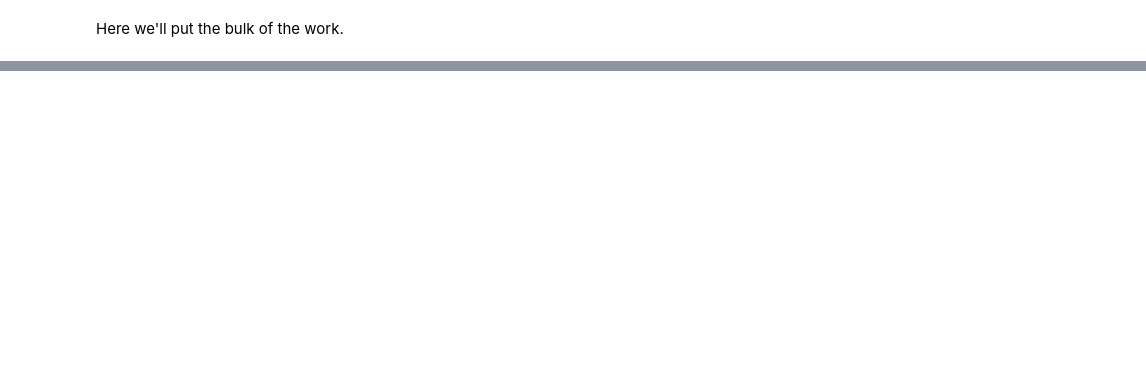
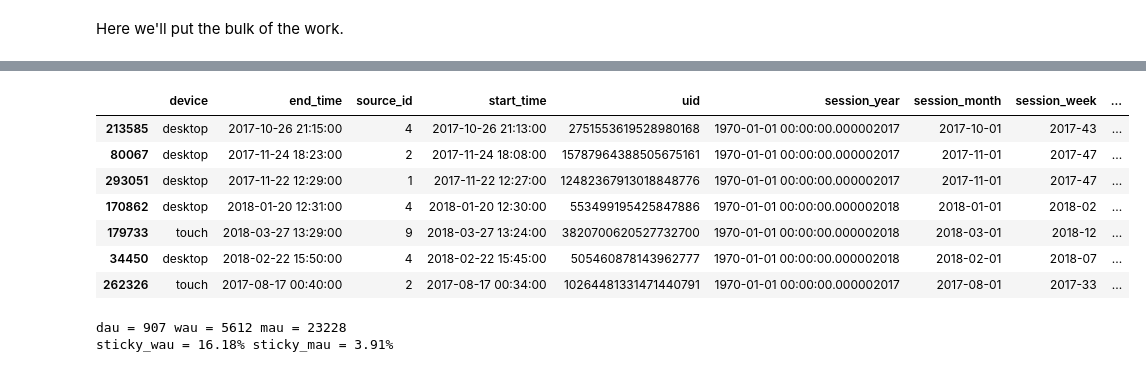
Before and after one commit to Malokingi/yandex_afisha_marketing_report, a Jupyter notebook: report.ipynb, the cells around one changed output, grey strips where cells are left out. Drawn from its saved outputs; the diff is of its cells as text; code cells hidden in the pictures; blank space fills up the shorter version.

```diff
--- a/report.ipynb
+++ b/report.ipynb
@@ -309,0 +14,29 @@ Name: conversion_days, Length: 349, dtype: int64
+# %%
+# The Visits Table
+file_path = 'datasets_dirty/visits_log_us.csv'
+
+try:
+    open(file_path, 'r')
+except FileNotFoundError:
+    file_path = '/datasets/visits_log_us.csv'
+
+v_df = pd.read_csv(
+    file_path,
+    parse_dates=['Start Ts', 'End Ts'],
+    dtype=
+        {
+            'Device': 'category',
+            'Source Id': 'category'
+        }
+)
+
+v_df = v_df.rename(
+    columns={
+        'Uid': 'uid',
+        'Device': 'device',
+        'Start Ts': 'start_time',
+        'End Ts': 'end_time',
+        'Source Id': 'source_id'
+    }
+)
+check_data(v_df)
@@ -309,0 +189,46 @@ Name: conversion_days, Length: 349, dtype: int64
+# %%
+# Add columns indicating the year, month, week, and day of a users `start_time`
+v_df['session_year']  = pd.to_datetime(v_df['start_time'].dt.isocalendar().year)
+v_df['session_month'] = pd.to_datetime(v_df['start_time'].dt.to_period('M').dt.to_timestamp()) # Retains year and month
+v_df['session_week'] = v_df['start_time'].dt.strftime('%Y-%U')  # Retains year and week
+v_df['session_date'] = pd.to_datetime(v_df['start_time'].dt.date)
+
+# v_df.sample(7)
+# %% [output]
+|  | device | end_time | source_id | start_time | uid | session_year | session_month | session_week | ... |
+| 213585 | desktop | 2017-10-26 21:15:00 | 4 | 2017-10-26 21:13:00 | 2751553619528980168 | 1970-01-01 00:00:00.000002017 | 2017-10-01 | 2017-43 | ... |
+| 80067 | desktop | 2017-11-24 18:23:00 | 2 | 2017-11-24 18:08:00 | 15787964388505675161 | 1970-01-01 00:00:00.000002017 | 2017-11-01 | 2017-47 | ... |
+| 293051 | desktop | 2017-11-22 12:29:00 | 1 | 2017-11-22 12:27:00 | 12482367913018848776 | 1970-01-01 00:00:00.000002017 | 2017-11-01 | 2017-47 | ... |
+| 170862 | desktop | 2018-01-20 12:31:00 | 4 | 2018-01-20 12:30:00 | 553499195425847886 | 1970-01-01 00:00:00.000002018 | 2018-01-01 | 2018-02 | ... |
+| 179733 | touch | 2018-03-27 13:29:00 | 9 | 2018-03-27 13:24:00 | 3820700620527732700 | 1970-01-01 00:00:00.000002018 | 2018-03-01 | 2018-12 | ... |
+| 34450 | desktop | 2018-02-22 15:50:00 | 4 | 2018-02-22 15:45:00 | 505460878143962777 | 1970-01-01 00:00:00.000002018 | 2018-02-01 | 2018-07 | ... |
+| 262326 | touch | 2017-08-17 00:40:00 | 2 | 2017-08-17 00:34:00 | 10264481331471440791 | 1970-01-01 00:00:00.000002017 | 2017-08-01 | 2017-33 | ... |
+# %%
+# Calculating average daily, weekly, and monthly users
+dau_total = (
+    v_df.groupby('session_date')
+    .agg({'uid': 'nunique'})
+    .mean()
+)
+
+wau_total = (
+    v_df.groupby(['session_year', 'session_week'])
+    .agg({'uid': 'nunique'})
+    .mean()
+)
+
+mau_total = (
+    v_df.groupby(['session_year', 'session_month'])
+    .agg({'uid': 'nunique'})
+    .mean()
+)
+
+# Also, sticky versions
+sticky_wau = (dau_total / wau_total) * 100
+sticky_mau = (dau_total / mau_total) * 100
+
+print(f'dau = {int(dau_total)} wau = {int(wau_total)} mau = {int(mau_total)}')
+print(f'sticky_wau = {float(sticky_wau):.2f}% sticky_mau = {float(sticky_mau):.2f}%')
+# %% [output]
+dau = 907 wau = 5612 mau = 23228
+sticky_wau = 16.18% sticky_mau = 3.91%
```
Also changed, not shown: parts of 49 cells of this notebook, 1 other file.
